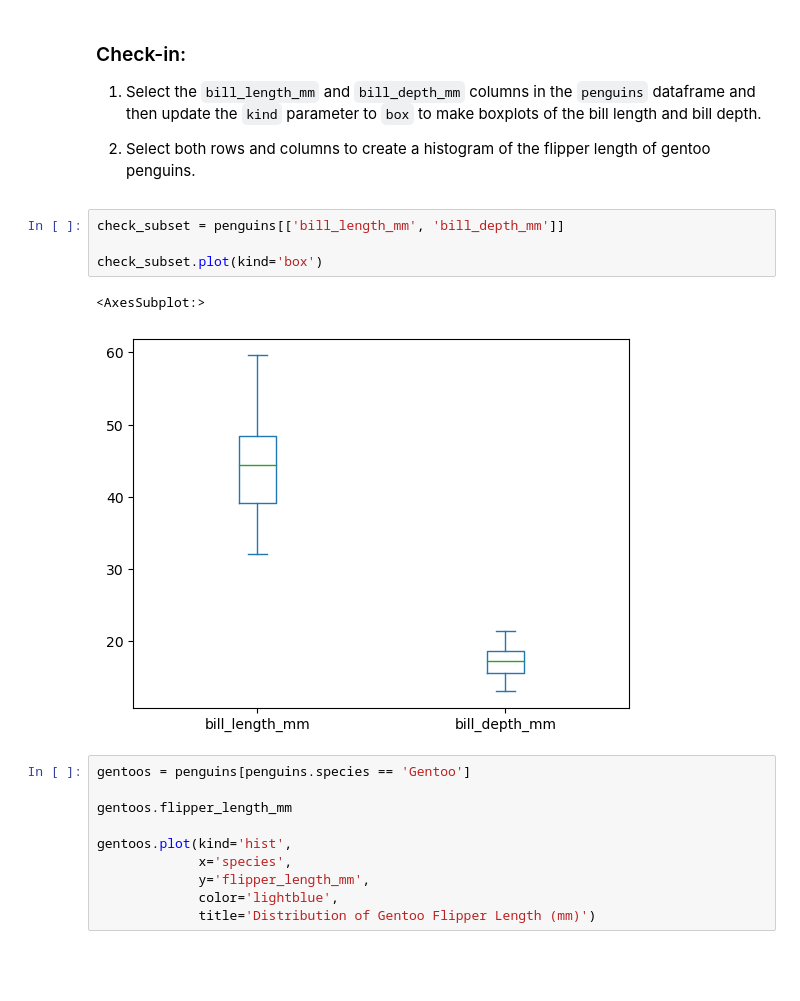
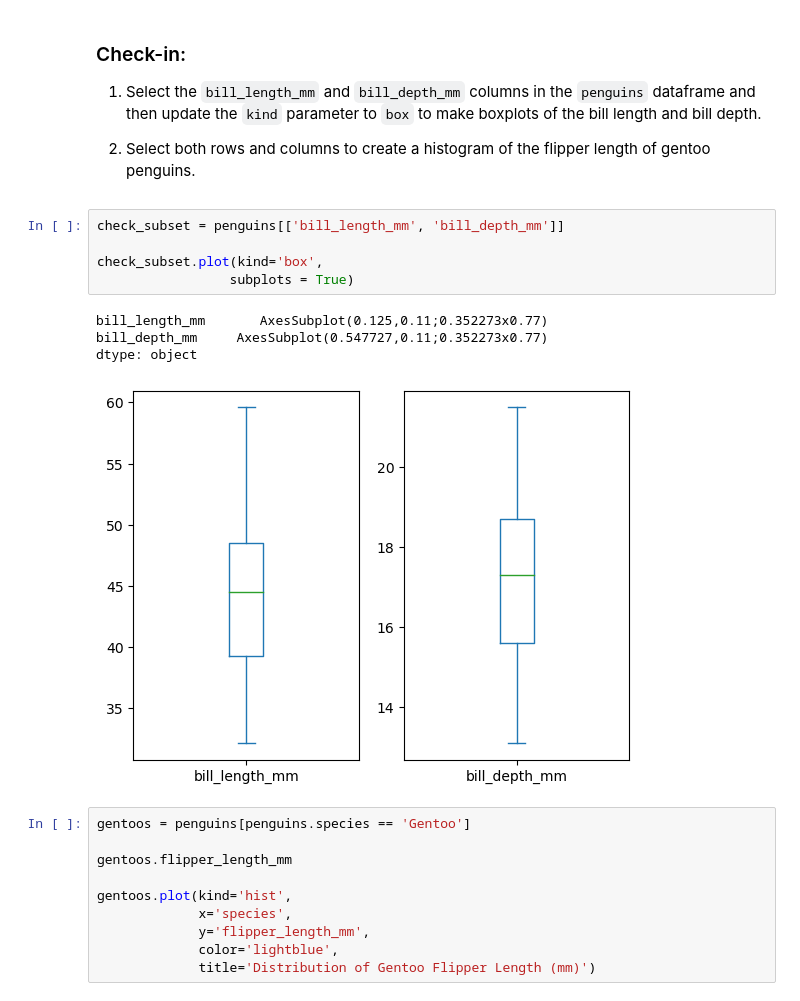
Before and after one commit to a-ramji/eds-220-lesson2-pandas, a Jupyter notebook: lesson-4-plotting.ipynb, the cells around one changed output. Cells and saved outputs as stored; diff of their text form; blank space fills up the shorter version.

```diff
--- a/lesson-4-plotting.ipynb
+++ b/lesson-4-plotting.ipynb
@@ -433,10 +433,13 @@ penguins.flipper_length_mm.plot(kind='hist',
 # %%
 check_subset = penguins[['bill_length_mm', 'bill_depth_mm']]
 
-check_subset.plot(kind='box')
+check_subset.plot(kind='box',
+                 subplots = True)
 # %% [output]
-<AxesSubplot:>
+bill_length_mm       AxesSubplot(0.125,0.11;0.352273x0.77)
+bill_depth_mm     AxesSubplot(0.547727,0.11;0.352273x0.77)
+dtype: object
-[figure, old version]
+[figure, new version]
 # %%
 gentoos = penguins[penguins.species == 'Gentoo']
 
```
